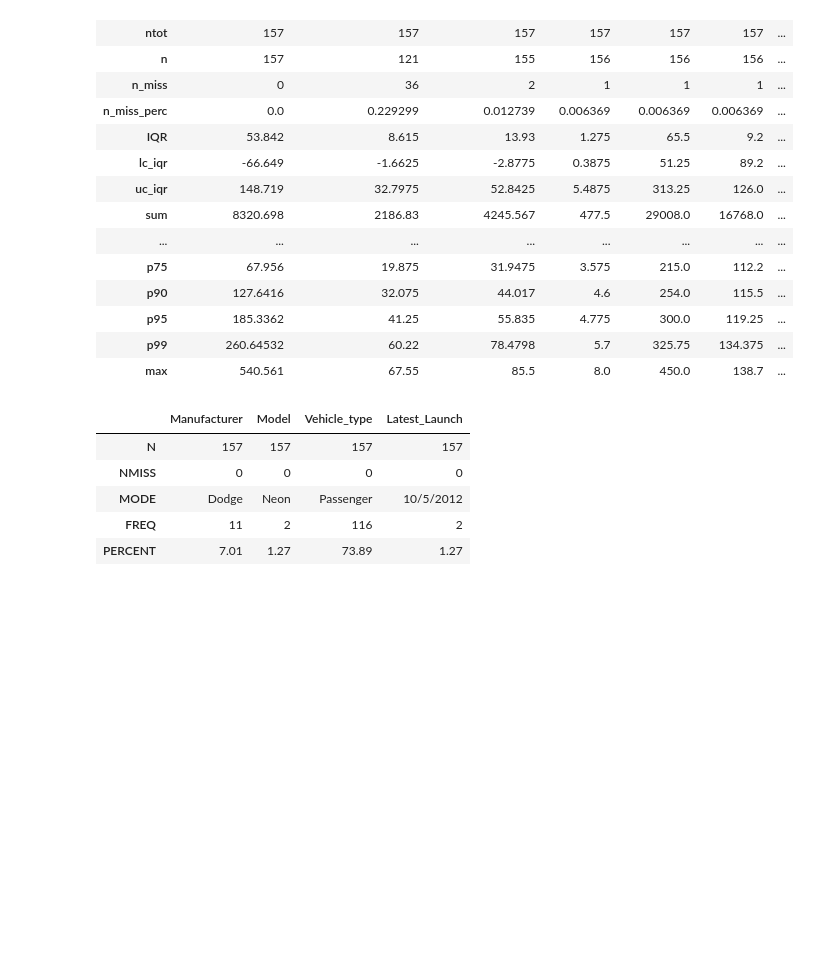
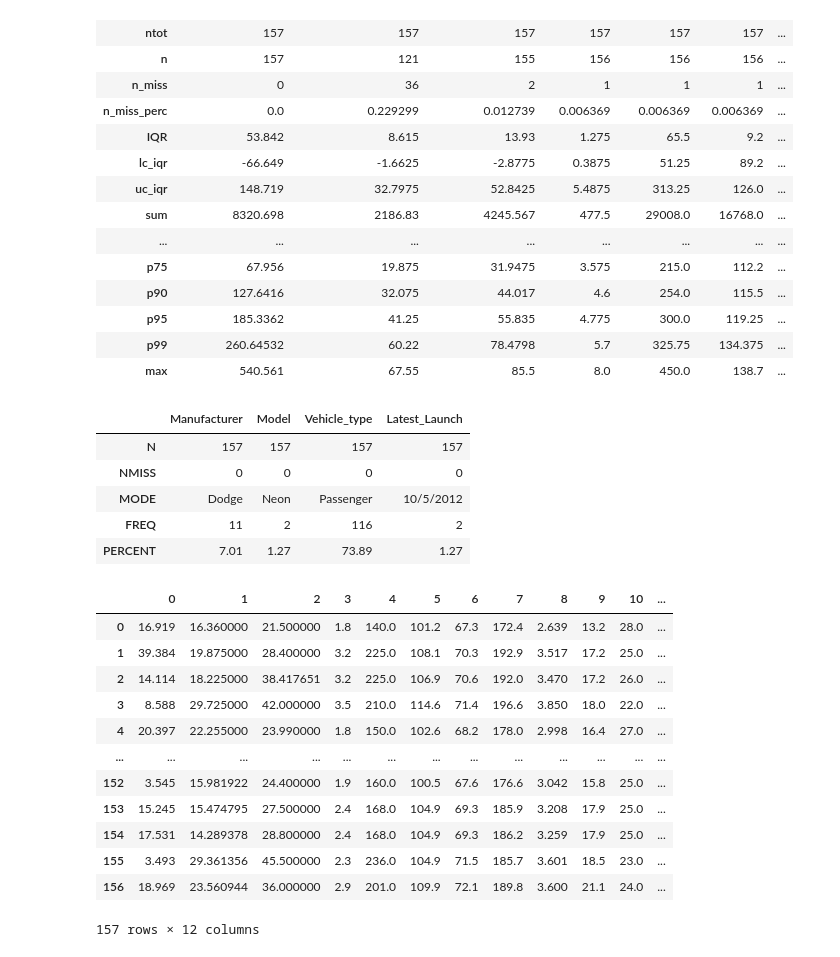
Before and after one commit to kroopeshrajput/Linear_regression_OLS_Car_sales, a Jupyter notebook: OLS Car sales.ipynb, the cells around one changed output. Cells and saved outputs as stored; diff of their text form; code cells hidden in the pictures; blank space fills up the shorter version.

```diff
--- a/OLS Car sales.ipynb
+++ b/OLS Car sales.ipynb
@@ -142,0 +141,20 @@ from sklearn.impute import KNNImputer
+# %%
+# missing value treatment
+imputer = KNNImputer(n_neighbors= 5, weights= 'distance')
+aft_impute = imputer.fit_transform(cars_cont)
+# %%
+pd.DataFrame(aft_impute)
+# %% [output]
+|  | 0 | 1 | 2 | 3 | 4 | 5 | 6 | 7 | 8 | 9 | 10 | ... |
+| 0 | 16.919 | 16.360000 | 21.500000 | 1.8 | 140.0 | 101.2 | 67.3 | 172.4 | 2.639 | 13.2 | 28.0 | ... |
+| 1 | 39.384 | 19.875000 | 28.400000 | 3.2 | 225.0 | 108.1 | 70.3 | 192.9 | 3.517 | 17.2 | 25.0 | ... |
+| 2 | 14.114 | 18.225000 | 38.417651 | 3.2 | 225.0 | 106.9 | 70.6 | 192.0 | 3.470 | 17.2 | 26.0 | ... |
+| 3 | 8.588 | 29.725000 | 42.000000 | 3.5 | 210.0 | 114.6 | 71.4 | 196.6 | 3.850 | 18.0 | 22.0 | ... |
+| 4 | 20.397 | 22.255000 | 23.990000 | 1.8 | 150.0 | 102.6 | 68.2 | 178.0 | 2.998 | 16.4 | 27.0 | ... |
+| ... | ... | ... | ... | ... | ... | ... | ... | ... | ... | ... | ... | ... |
+| 152 | 3.545 | 15.981922 | 24.400000 | 1.9 | 160.0 | 100.5 | 67.6 | 176.6 | 3.042 | 15.8 | 25.0 | ... |
+| 153 | 15.245 | 15.474795 | 27.500000 | 2.4 | 168.0 | 104.9 | 69.3 | 185.9 | 3.208 | 17.9 | 25.0 | ... |
+| 154 | 17.531 | 14.289378 | 28.800000 | 2.4 | 168.0 | 104.9 | 69.3 | 186.2 | 3.259 | 17.9 | 25.0 | ... |
+| 155 | 3.493 | 29.361356 | 45.500000 | 2.3 | 236.0 | 104.9 | 71.5 | 185.7 | 3.601 | 18.5 | 23.0 | ... |
+| 156 | 18.969 | 23.560944 | 36.000000 | 2.9 | 201.0 | 109.9 | 72.1 | 189.8 | 3.600 | 21.1 | 24.0 | ... |
+157 rows × 12 columns
```
Also changed, not shown: parts of 5 cells of this notebook.
